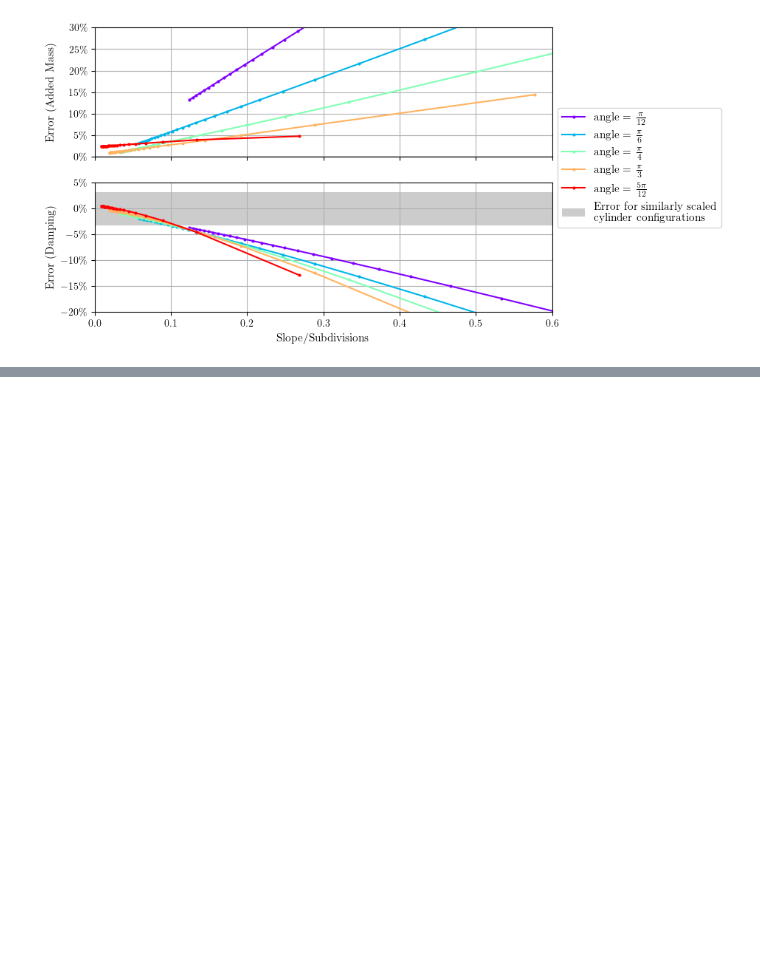
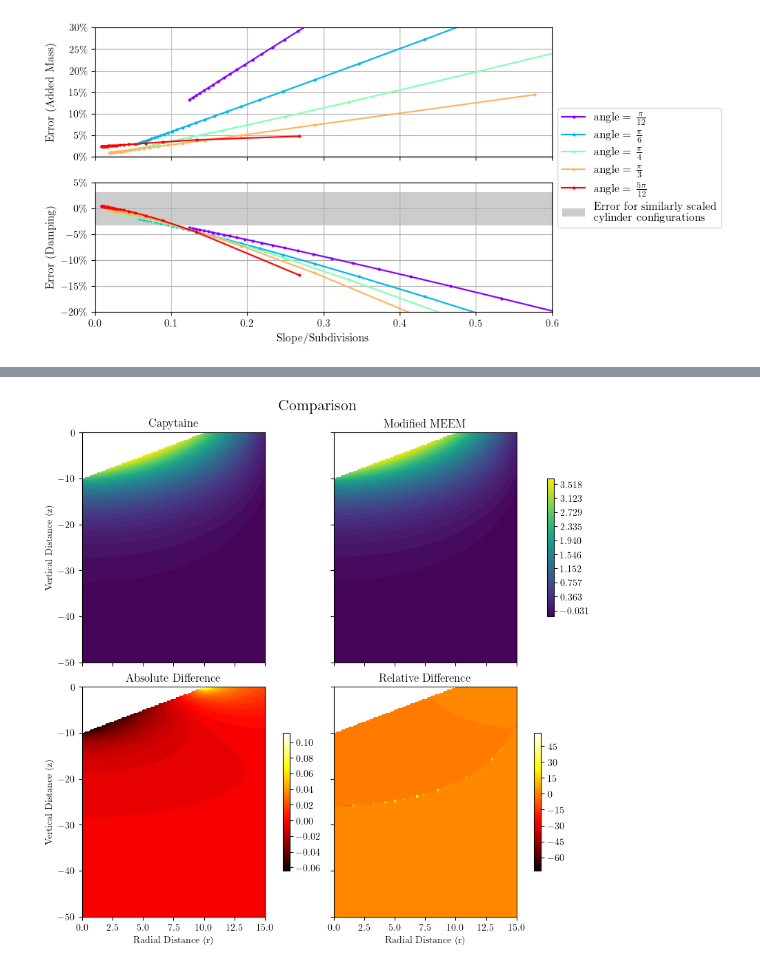
Before and after one commit to symbiotic-engineering/OpenFLASH, a Jupyter notebook: analysis/slant_data_plots.ipynb, the cells around one changed output, grey strips where cells are left out. Saved outputs shown, nothing was run; the diff lists cells and outputs as text; code cells hidden in the pictures; blank space fills up the shorter version.

```diff
--- a/analysis/slant_data_plots.ipynb
+++ b/analysis/slant_data_plots.ipynb
@@ -441,29 +520,31 @@ def apply_slanted_outline(css, R, Z, phi, a_list, d_in, d_out):
 # %%
-# def comparison(css, prob, frame, R, Z, cpt_phi, mod_phi, a_list, d_in, d_out, title):
-#   mod_phi = apply_slanted_outline(css, R, Z, mod_phi, a_list, d_in, d_out)
-#   abs_diff = mod_phi - cpt_phi
-#   frac_diff = abs_diff / cpt_phi
-#   fig, axs = plt.subplots(2, 2, figsize=(8, 8), sharex='all', sharey='all', constrained_layout=True)
-#   vmin, vmax = min(np.nanmin(cpt_phi), np.nanmin(mod_phi)), max(np.nanmax(cpt_phi), np.nanmax(mod_phi))
-#   levels = np.linspace(vmin, vmax, 50)
-#   axs[0,0].contourf(R, Z, cpt_phi, levels=levels, cmap='viridis')
-#   ctf1 = axs[0,1].contourf(R, Z, mod_phi, levels=levels, cmap='viridis')
-#   # for ax in [axs[0,1], axs[1,0], axs[1,1]]:
-#   #   plot_meem_outline(prob, ax, frame)
-#   ctf2 = axs[1,0].contourf(R, Z, abs_diff, levels=50, cmap='hot')
-#   ctf3 = axs[1,1].contourf(R, Z, frac_diff, levels=50, cmap='hot')
-#   fig.colorbar(ctf1, ax=axs[0, :], shrink=0.6, location='right')
-#   fig.colorbar(ctf2, ax=axs[1, 0], shrink=0.6)
-#   fig.colorbar(ctf3, ax=axs[1, 1], shrink=0.6)
-#   axs[0,0].set_ylabel("Vertical Distance (z)")
-#   axs[1,0].set_ylabel("Vertical Distance (z)")
-#   axs[1,0].set_xlabel("Radial Distance (r)")
-#   axs[1,1].set_xlabel("Radial Distance (r)")
-#   axs[0,0].set_title("Capytaine")
-#   axs[0,1].set_title("Modified MEEM")
-#   axs[1,0].set_title("Absolute Difference")
-#   axs[1,1].set_title("Relative Difference")
-#   fig.suptitle(title, fontsize=16)
-#   plt.show()
+def comparison(css, prob, frame, R, Z, cpt_phi, mod_phi, a_list, d_in, d_out, title):
+  mod_phi = apply_slanted_outline(css, R, Z, mod_phi, a_list, d_in, d_out)
+  abs_diff = mod_phi - cpt_phi
+  frac_diff = abs_diff / cpt_phi
+  fig, axs = plt.subplots(2, 2, figsize=(8, 8), sharex='all', sharey='all', constrained_layout=True)
+  vmin, vmax = min(np.nanmin(cpt_phi), np.nanmin(mod_phi)), max(np.nanmax(cpt_phi), np.nanmax(mod_phi))
+  levels = np.linspace(vmin, vmax, 50)
+  axs[0,0].contourf(R, Z, cpt_phi, levels=levels, cmap='viridis')
+  ctf1 = axs[0,1].contourf(R, Z, mod_phi, levels=levels, cmap='viridis')
+  # for ax in [axs[0,1], axs[1,0], axs[1,1]]:
+  #   plot_meem_outline(prob, ax, frame)
+  ctf2 = axs[1,0].contourf(R, Z, abs_diff, levels=50, cmap='hot')
+  ctf3 = axs[1,1].contourf(R, Z, frac_diff, levels=50, cmap='hot')
+  fig.colorbar(ctf1, ax=axs[0, :], shrink=0.6, location='right')
+  fig.colorbar(ctf2, ax=axs[1, 0], shrink=0.6)
+  fig.colorbar(ctf3, ax=axs[1, 1], shrink=0.6)
+  axs[0,0].set_ylabel("Vertical Distance (z)")
+  axs[1,0].set_ylabel("Vertical Distance (z)")
+  axs[1,0].set_xlabel("Radial Distance (r)")
+  axs[1,1].set_xlabel("Radial Distance (r)")
+  axs[0,0].set_title("Capytaine")
+  axs[0,1].set_title("Modified MEEM")
+  axs[1,0].set_title("Absolute Difference")
+  axs[1,1].set_title("Relative Difference")
+  fig.suptitle(title, fontsize=16)
+  plt.show()
 
-# comparison(css, prob, frame1, R1, Z1, potential_data["cpt real"], potential_data["MEEM real"], a_cone, d_cone, [0], "Comparison")
+comparison(css, prob, frame1, R1, Z1, potential_data["cpt real"], potential_data["MEEM real"], a_cone, d_cone, [0], "Comparison")
+# %% [output]
+[figure, added]
```
Also changed, not shown: parts of 10 cells of this notebook, 5 other files.
